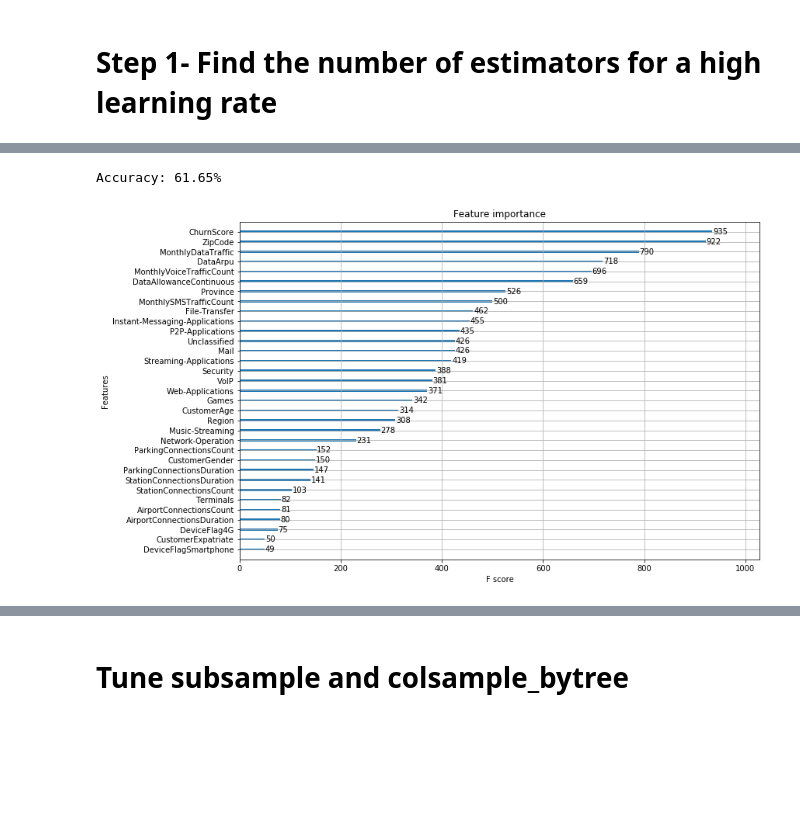
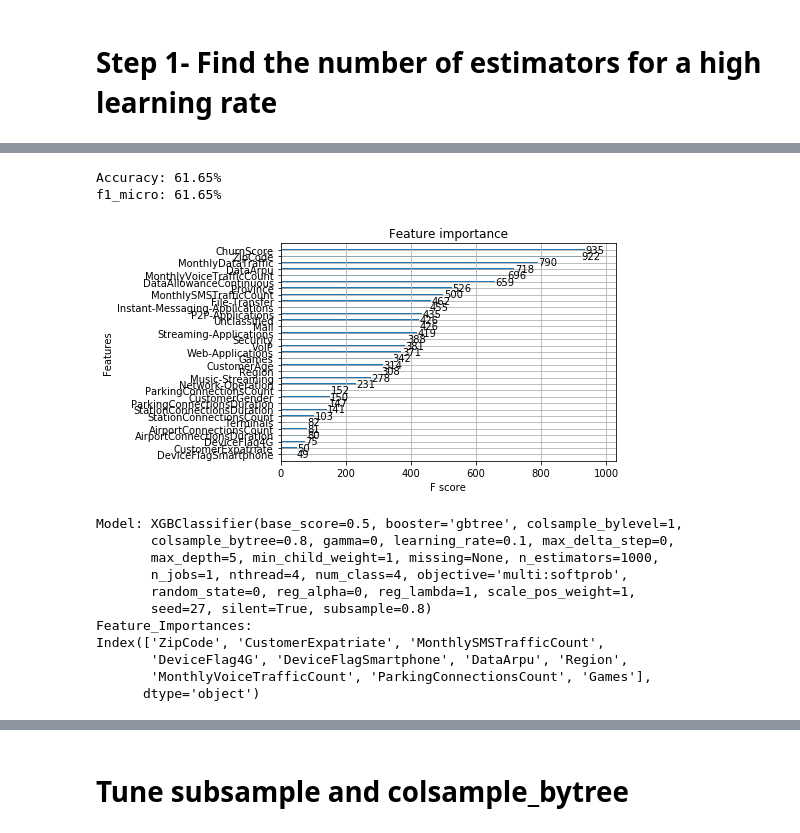
Before and after one commit to EugenioTL/Vodafone_Challenge, a Jupyter notebook: XGBoost_Tuning.ipynb, the cells around one changed output, grey strips where cells are left out. Cells and saved outputs as stored; diff of their text form; code cells hidden in the pictures; blank space fills up the shorter version.

```diff
--- a/XGBoost_Tuning.ipynb
+++ b/XGBoost_Tuning.ipynb
@@ -73,7 +64,9 @@ def modelfit(alg, dtrain, dtest, predictors,useTrainCV=True, cv_folds=10, early_
     predictions = [round(value) for value in y_pred]
     # evaluate predictions
     accuracy = accuracy_score(y_test, predictions)
+    f1_scor = f1_score(y_test, predictions, average='micro')
     print("Accuracy: %.2f%%" % (accuracy * 100.0))
+    print("f1_micro: %.2f%%" % (f1_scor * 100.0))
 
 #     if useTrainCV:
 #         xgb_param = alg.get_xgb_params()
@@ -108,3 +101,7 @@ def modelfit(alg, dtrain, dtest, predictors,useTrainCV=True, cv_folds=10, early_
 
     plot_importance(model)
     plt.show()
+    print("Model: " + str(model))
+    thresholds = alg.feature_importances_
+    print("Feature_Importances: ")
+    print(dtrain.columns[thresholds.argsort()[-10:][::-1]])
@@ -111,2 +114,8 @@ def modelfit(alg, dtrain, dtest, predictors,useTrainCV=True, cv_folds=10, early_
 # %% [markdown]
 # Step 1- Find the number of estimators for a high learning rate
+# %%
+predictors = [x for x in train.columns if x not in [target, IDcol]]
+xgb0 = XGBClassifier(
+        objective='multi:softprob',
+        num_class=4)
+modelfit(xgb0, train, test, predictors)
@@ -113,22 +138,44 @@ def modelfit(alg, dtrain, dtest, predictors,useTrainCV=True, cv_folds=10, early_
+# %%
+learning_rate = 0.1
+n_estimators = 1000
+max_depth = 5
+min_child_weight = 1
+gamma = 0
+subsample = 0.8
+colsample_bytree = 0.8
+reg_alpha = 0.005
+cv = 5
 # %%
 predictors = [x for x in train.columns if x not in [target, IDcol]]
 xgb1 = XGBClassifier(
-        learning_rate =0.1,
-        n_estimators=1000,
-        max_depth=5,
-        min_child_weight=1,
-        gamma=0,
-        subsample=0.8,
-        colsample_bytree=0.8,
+        learning_rate=learning_rate,
+        n_estimators=n_estimators,
+        max_depth=max_depth,
+        min_child_weight=min_child_weight,
+        gamma=gamma,
+        subsample=subsample,
+        colsample_bytree=colsample_bytree,
         objective='multi:softprob',
         num_class=4,
         nthread=4,
         scale_pos_weight=1,
         seed=27)
 modelfit(xgb1, train, test, predictors)
 # %% [output]
 Accuracy: 61.65%
+f1_micro: 61.65%
-[figure, old version]
+[figure, new version]
+Model: XGBClassifier(base_score=0.5, booster='gbtree', colsample_bylevel=1,
+       colsample_bytree=0.8, gamma=0, learning_rate=0.1, max_delta_step=0,
+       max_depth=5, min_child_weight=1, missing=None, n_estimators=1000,
+       n_jobs=1, nthread=4, num_class=4, objective='multi:softprob',
+       random_state=0, reg_alpha=0, reg_lambda=1, scale_pos_weight=1,
+       seed=27, silent=True, subsample=0.8)
+Feature_Importances:
+Index(['ZipCode', 'CustomerExpatriate', 'MonthlySMSTrafficCount',
+       'DeviceFlag4G', 'DeviceFlagSmartphone', 'DataArpu', 'Region',
+       'MonthlyVoiceTrafficCount', 'ParkingConnectionsCount', 'Games'],
+      dtype='object')
 # %%
 #Grid seach on subsample and max_features
 #Choose all predictors except target & IDcols
```
Also changed, not shown: parts of 42 cells of this notebook, 7 other files.
